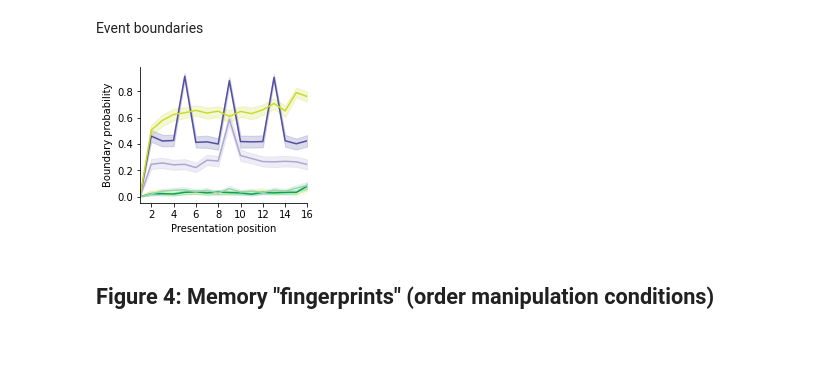
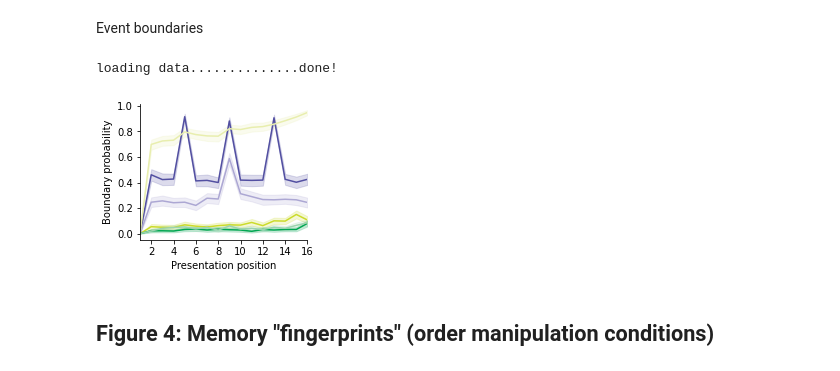
Before and after one commit to ContextLab/FRFR-analyses, a Jupyter notebook: code/create_figures.ipynb, the cells around one changed output. Cells and saved outputs as stored; diff of their text form; code cells hidden in the pictures; blank space fills up the shorter version.

Commit message:
fixed mislabling of "word length" as a discrete (categorical) feature instead of a "continuous" feature-- this affects the "boundary probability" figure (3B)

```diff
--- a/code/create_figures.ipynb
+++ b/code/create_figures.ipynb
@@ -81,29 +82,30 @@ Event boundaries
 # %%
 n_stddev = 1
 boundaries, accuracy_near_boundaries = get_boundaries(n_stddev)
 
 # use 1-indexing instead of 0-indexing for presentation position, per reviewer request
-for cond, features in boundaries.items():
-    for feature, v in features.items():
+for cond, f in boundaries.items():
+    for fx, v in f.items():
         x = v.copy()
         x.columns = pd.RangeIndex(v.columns.start + 1, v.columns.stop + 1, v.columns.step)
-        boundaries[cond][feature] = x
+        boundaries[cond][fx] = x
 
 fig = plt.figure(figsize=(3, 2.5))
 
 for cond in non_adaptive_exclude_random:
     df = boundaries[cond][cond].reset_index().melt(id_vars=['Subject', 'List'], var_name='Presentation position', value_name='Boundary probability')
     sns.lineplot(data=df, x='Presentation position', y='Boundary probability', color=colors[cond]);
 
 ax = plt.gca()
 ax.spines.right.set_visible(False)
 ax.spines.top.set_visible(False)
 plt.xlim([1, 16])
 ax.set_xticks(range(2, 17, 2))
 
 plt.savefig(os.path.join(figdir, 'boundary_probabilities.pdf'), bbox_inches='tight')
 # %% [output]
+loading data..............done!
-[figure, old version]
+[figure, new version]
 # %% [markdown]
 ## Figure 4: Memory "fingerprints" (order manipulation conditions)
 # %%
```
Also changed, not shown: parts of 8 cells of this notebook, 3 other files.
